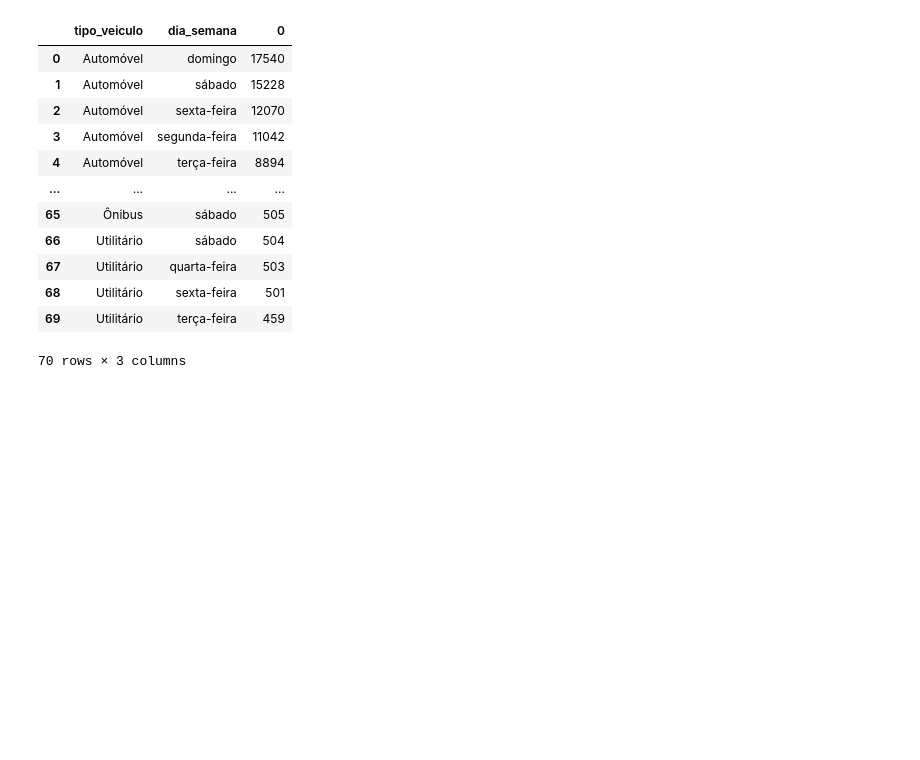
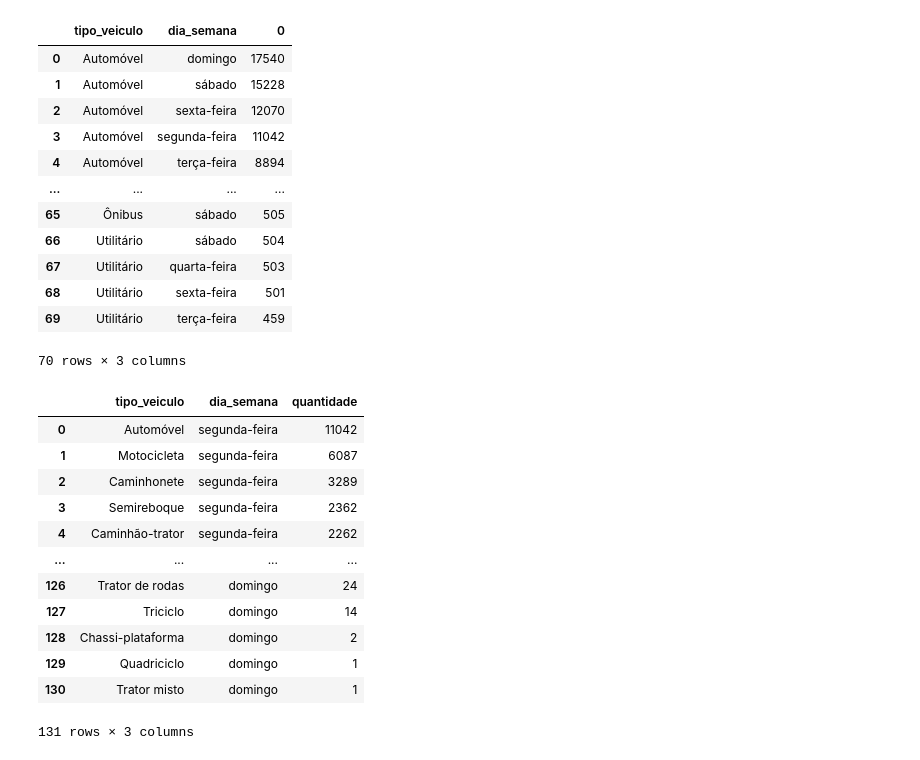
Before and after one commit to rafael-cavalcante/dashboard, a Jupyter notebook: src/teste.ipynb, the cells around one changed output. Saved outputs shown, nothing was run; the diff lists cells and outputs as text; code cells hidden in the pictures; blank space fills up the shorter version.

```diff
--- a/src/teste.ipynb
+++ b/src/teste.ipynb
@@ -78,3 +72,27 @@ dataset_veiculos_ordenado = dataset_veiculos.sort_values('dia_semana')
+# %%
+ordem_dias_semana2 = ['domingo',  'sábado', 'sexta-feira', 'quinta-feira', 'quarta-feira',  'terça-feira', 'segunda-feira']
+
+df_acidentes_veiculo = df.groupby(['tipo_veiculo', 'dia_semana']).size().reset_index(name="quantidade")
+
+df_acidentes_veiculo['dia_semana'] = pd.Categorical(df_acidentes_veiculo['dia_semana'], categories=ordem_dias_semana2, ordered=True)
+
+dataset_veiculos_ordenado = df_acidentes_veiculo.sort_values(by=["dia_semana", "quantidade"], ascending=False).reset_index(drop=True)
+
+dataset_veiculos_ordenado
+# %% [output]
+|  | tipo_veiculo | dia_semana | quantidade |
+| 0 | Automóvel | segunda-feira | 11042 |
+| 1 | Motocicleta | segunda-feira | 6087 |
+| 2 | Caminhonete | segunda-feira | 3289 |
+| 3 | Semireboque | segunda-feira | 2362 |
+| 4 | Caminhão-trator | segunda-feira | 2262 |
+| ... | ... | ... | ... |
+| 126 | Trator de rodas | domingo | 24 |
+| 127 | Triciclo | domingo | 14 |
+| 128 | Chassi-plataforma | domingo | 2 |
+| 129 | Quadriciclo | domingo | 1 |
+| 130 | Trator misto | domingo | 1 |
+131 rows × 3 columns
 # %%
 
 mapeamento = {'segunda-feira': 7, 'terça-feira': 6, 'quarta-feira': 5, 'quinta-feira': 4, 'sexta-feira': 3, 'sábado': 2, 'domingo': 1}
```
Also changed, not shown: parts of 6 cells of this notebook, 3 other files.
